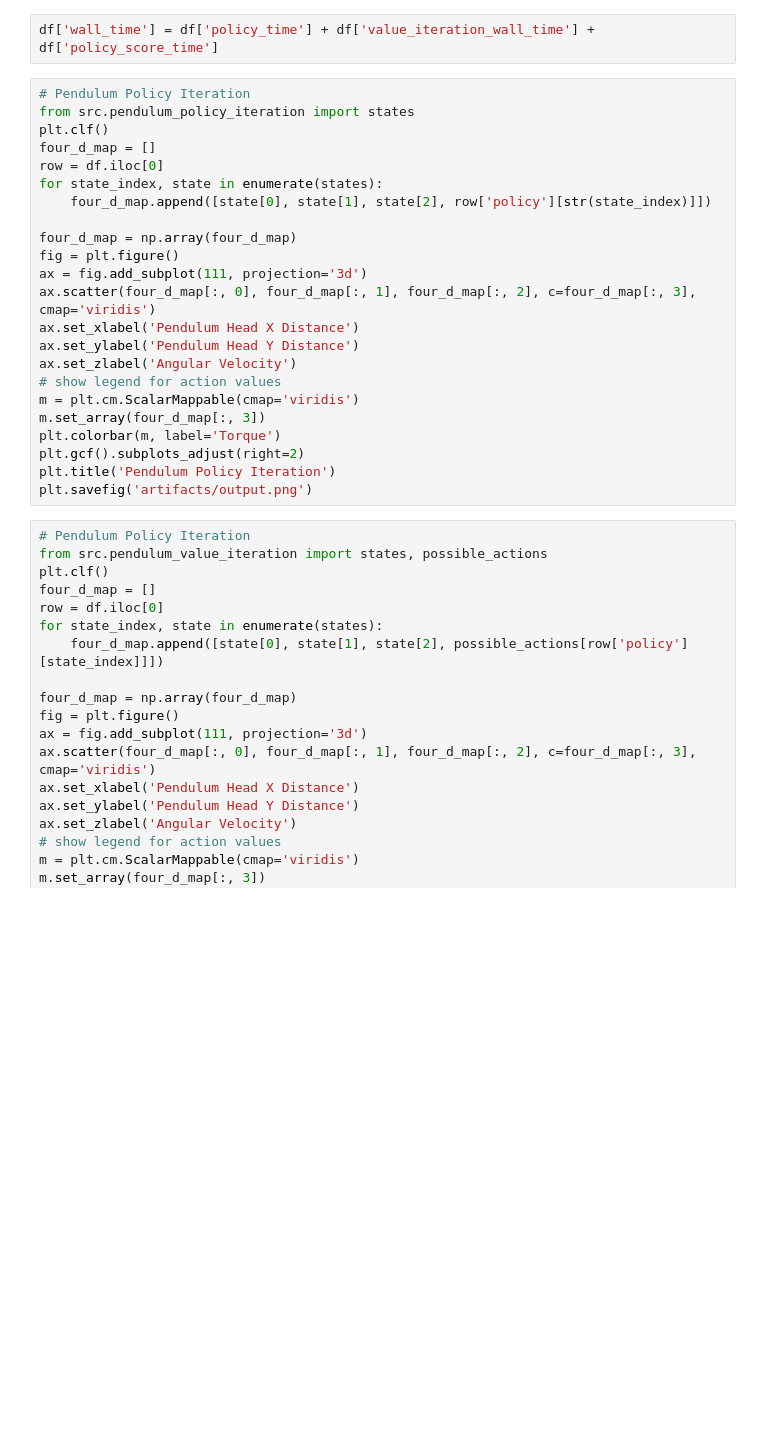
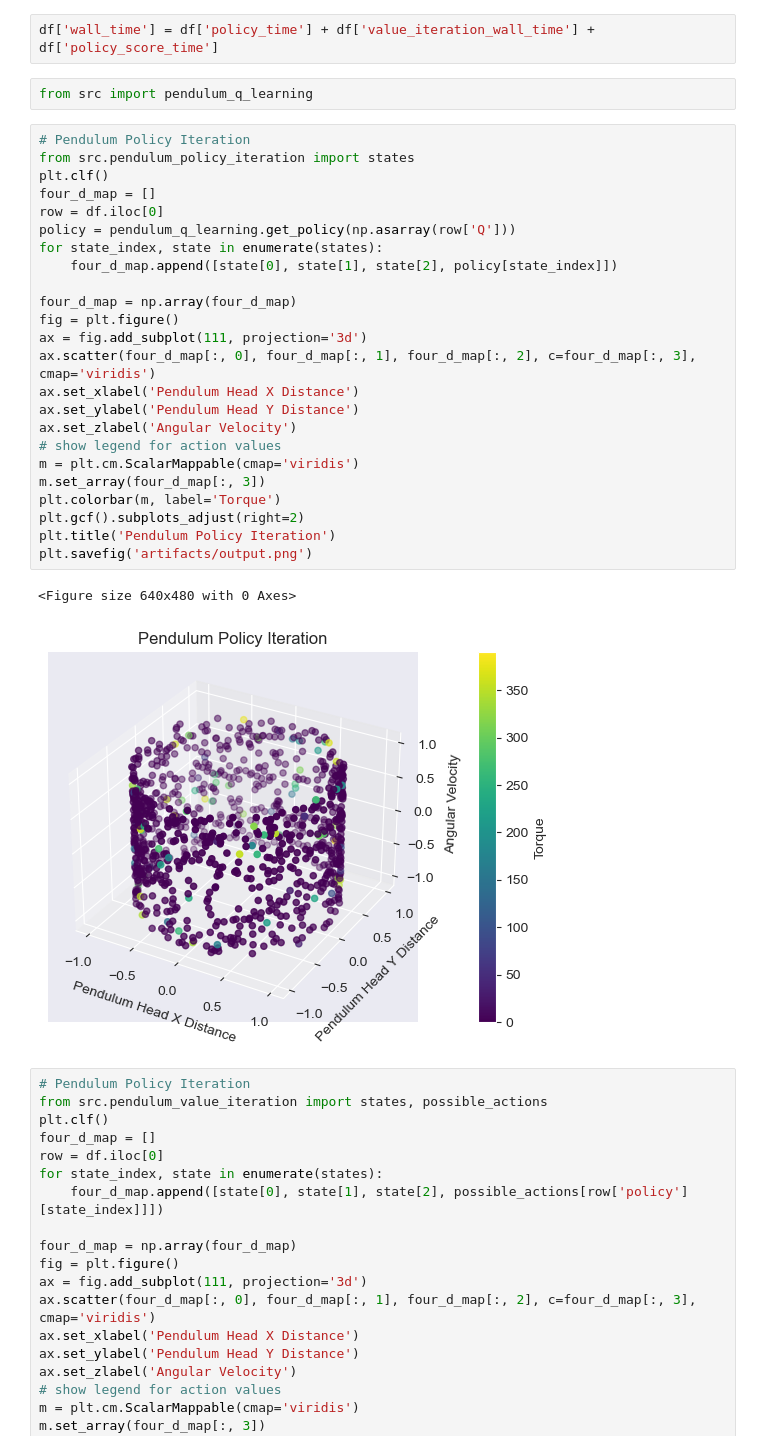
Before and after one commit to KalielWilliamson/a4, a Jupyter notebook: evaluation.ipynb, the cells around one changed output. Drawn from its saved outputs; the diff is of its cells as text; blank space fills up the shorter version.

```diff
--- a/evaluation.ipynb
+++ b/evaluation.ipynb
@@ -203,29 +220,35 @@ for row_index in range(df.shape[0]):
 df['policy_mean_abs'] = vals
 # %%
 df['wall_time'] = df['policy_time'] + df['value_iteration_wall_time'] + df['policy_score_time']
+# %%
+from src import pendulum_q_learning
 # %%
 # Pendulum Policy Iteration
 from src.pendulum_policy_iteration import states
 plt.clf()
 four_d_map = []
 row = df.iloc[0]
+policy = pendulum_q_learning.get_policy(np.asarray(row['Q']))
 for state_index, state in enumerate(states):
-    four_d_map.append([state[0], state[1], state[2], row['policy'][str(state_index)]])
+    four_d_map.append([state[0], state[1], state[2], policy[state_index]])
 
 four_d_map = np.array(four_d_map)
 fig = plt.figure()
 ax = fig.add_subplot(111, projection='3d')
 ax.scatter(four_d_map[:, 0], four_d_map[:, 1], four_d_map[:, 2], c=four_d_map[:, 3], cmap='viridis')
 ax.set_xlabel('Pendulum Head X Distance')
 ax.set_ylabel('Pendulum Head Y Distance')
 ax.set_zlabel('Angular Velocity')
 # show legend for action values
 m = plt.cm.ScalarMappable(cmap='viridis')
 m.set_array(four_d_map[:, 3])
 plt.colorbar(m, label='Torque')
 plt.gcf().subplots_adjust(right=2)
 plt.title('Pendulum Policy Iteration')
 plt.savefig('artifacts/output.png')
+# %% [output]
+<Figure size 640x480 with 0 Axes>
+[figure, added]
 # %%
 # Pendulum Policy Iteration
 from src.pendulum_value_iteration import states, possible_actions
```
Also changed, not shown: parts of 6 cells of this notebook, 3 other files.
